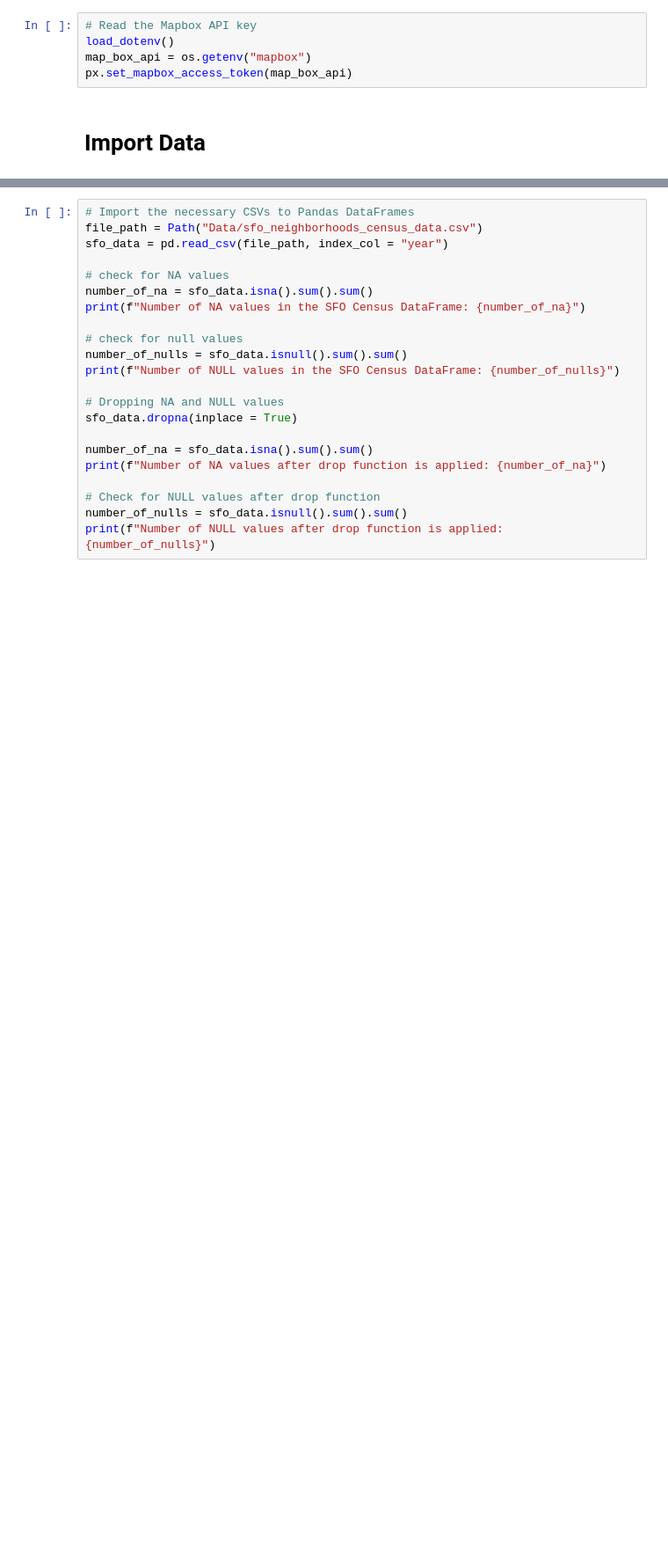
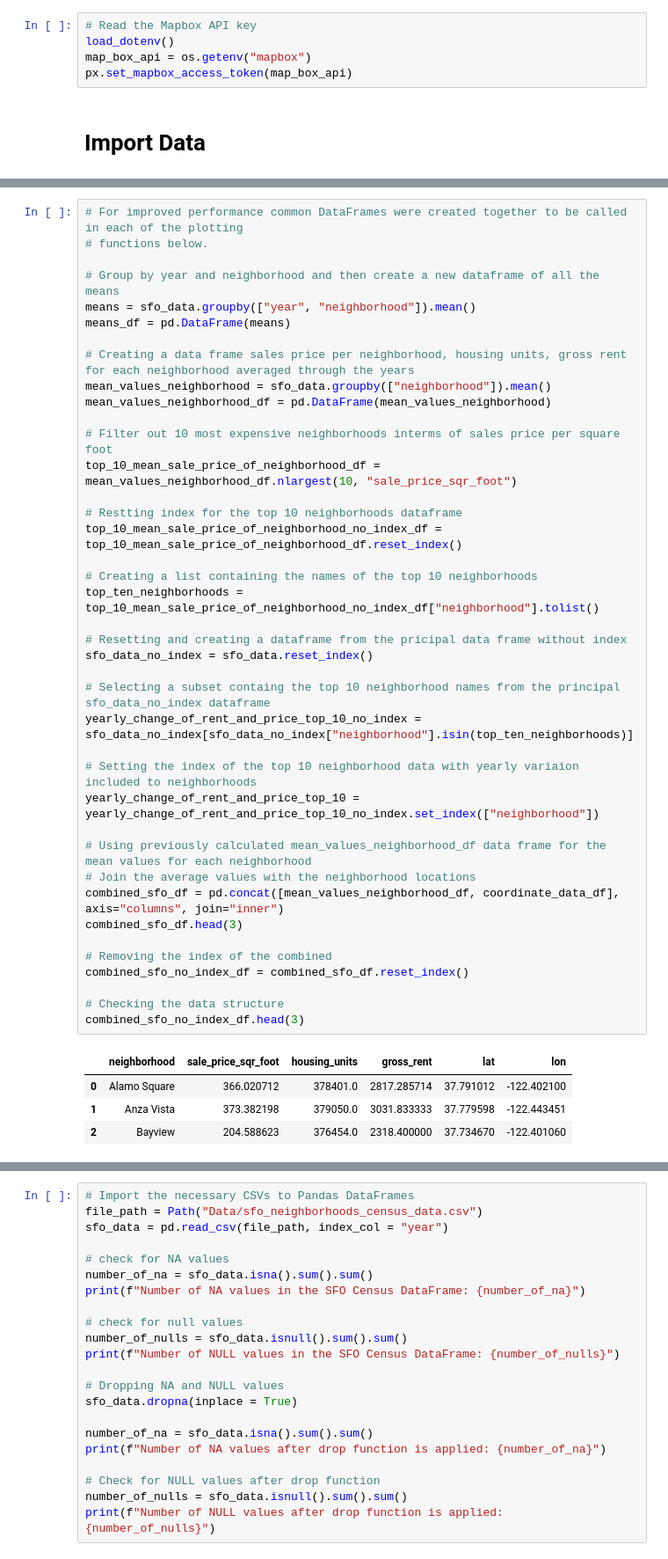
Before and after one commit to Antharithm/PyViz, a Jupyter notebook: 06-PyViz/Instructions/Starter_Code/dashboard.ipynb, the cells around one changed output, grey strips where cells are left out. Shown at 88% size. Drawn from its saved outputs; the diff is of its cells as text; blank space fills up the shorter version.

```diff
--- a/06-PyViz/Instructions/Starter_Code/dashboard.ipynb
+++ b/06-PyViz/Instructions/Starter_Code/dashboard.ipynb
@@ -32,0 +101,45 @@ px.set_mapbox_access_token(map_box_api)
+# %%
+# For improved performance common DataFrames were created together to be called in each of the plotting
+# functions below.
+
+# Group by year and neighborhood and then create a new dataframe of all the means
+means = sfo_data.groupby(["year", "neighborhood"]).mean()
+means_df = pd.DataFrame(means)
+
+# Creating a data frame sales price per neighborhood, housing units, gross rent for each neighborhood averaged through the years
+mean_values_neighborhood = sfo_data.groupby(["neighborhood"]).mean()
+mean_values_neighborhood_df = pd.DataFrame(mean_values_neighborhood)
+
+# Filter out 10 most expensive neighborhoods interms of sales price per square foot
+top_10_mean_sale_price_of_neighborhood_df = mean_values_neighborhood_df.nlargest(10, "sale_price_sqr_foot")
+
+# Restting index for the top 10 neighborhoods dataframe
+top_10_mean_sale_price_of_neighborhood_no_index_df = top_10_mean_sale_price_of_neighborhood_df.reset_index()
+
+# Creating a list containing the names of the top 10 neighborhoods
+top_ten_neighborhoods = top_10_mean_sale_price_of_neighborhood_no_index_df["neighborhood"].tolist()
+
+# Resetting and creating a dataframe from the pricipal data frame without index
+sfo_data_no_index = sfo_data.reset_index()
+
+# Selecting a subset containg the top 10 neighborhood names from the principal sfo_data_no_index dataframe
+yearly_change_of_rent_and_price_top_10_no_index = sfo_data_no_index[sfo_data_no_index["neighborhood"].isin(top_ten_neighborhoods)]
+
+# Setting the index of the top 10 neighborhood data with yearly variaion included to neighborhoods
+yearly_change_of_rent_and_price_top_10 = yearly_change_of_rent_and_price_top_10_no_index.set_index(["neighborhood"])
+
+# Using previously calculated mean_values_neighborhood_df data frame for the mean values for each neighborhood
+# Join the average values with the neighborhood locations
+combined_sfo_df = pd.concat([mean_values_neighborhood_df, coordinate_data_df], axis="columns", join="inner")
+combined_sfo_df.head(3)
+
+# Removing the index of the combined
+combined_sfo_no_index_df = combined_sfo_df.reset_index()
+
+# Checking the data structure
+combined_sfo_no_index_df.head(3)
+# %% [output]
+|  | neighborhood | sale_price_sqr_foot | housing_units | gross_rent | lat | lon |
+| 0 | Alamo Square | 366.020712 | 378401.0 | 2817.285714 | 37.791012 | -122.402100 |
+| 1 | Anza Vista | 373.382198 | 379050.0 | 3031.833333 | 37.779598 | -122.443451 |
+| 2 | Bayview | 204.588623 | 376454.0 | 2318.400000 | 37.734670 | -122.401060 |
```
Also changed, not shown: parts of 12 cells of this notebook.
